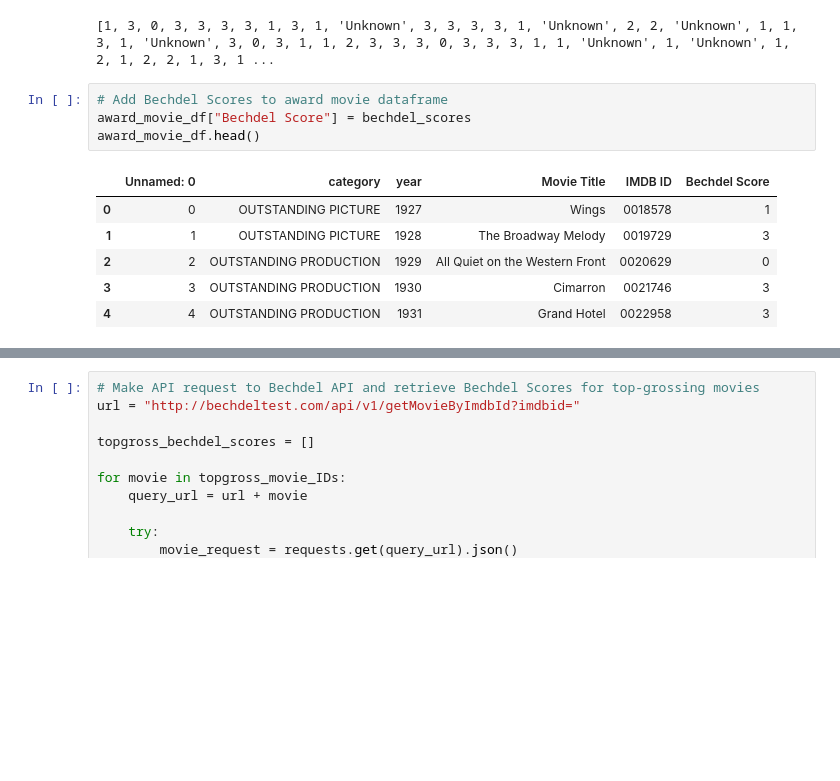
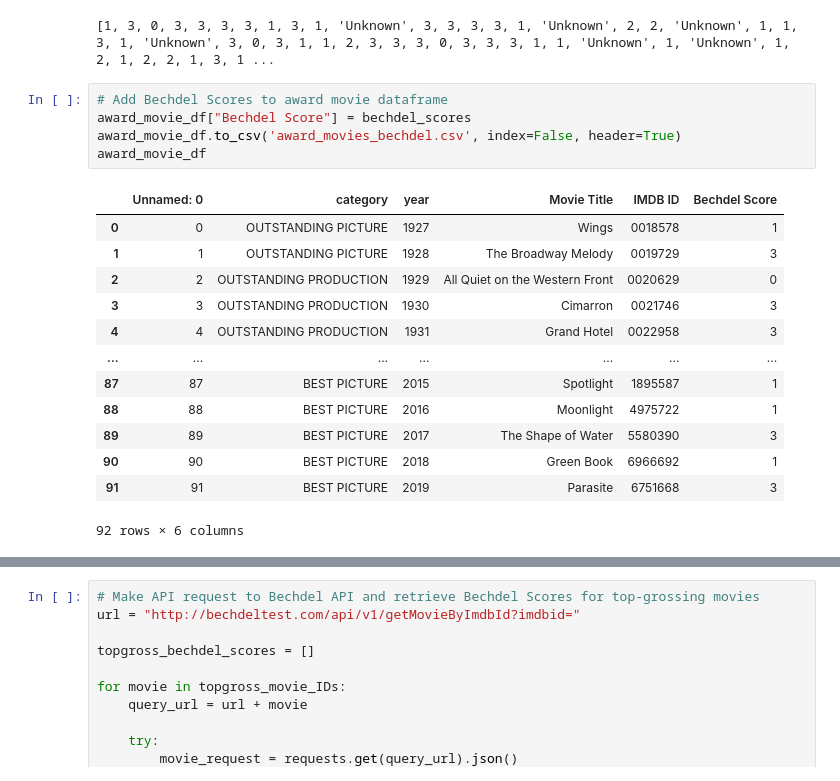
Before and after one commit to meganfoster/Group_5_Project_1, a Jupyter notebook: Bechdel Score Retrieval (Final).ipynb, the cells around one changed output, grey strips where cells are left out. Drawn from its saved outputs; the diff is of its cells as text; blank space fills up the shorter version.

```diff
--- a/Bechdel Score Retrieval (Final).ipynb
+++ b/Bechdel Score Retrieval (Final).ipynb
@@ -50,14 +50,22 @@ print(bechdel_scores)
 # %%
 # Add Bechdel Scores to award movie dataframe
 award_movie_df["Bechdel Score"] = bechdel_scores
-award_movie_df.head()
+award_movie_df.to_csv('award_movies_bechdel.csv', index=False, header=True)
+award_movie_df
 # %% [output]
 |  | Unnamed: 0 | category | year | Movie Title | IMDB ID | Bechdel Score |
 | 0 | 0 | OUTSTANDING PICTURE | 1927 | Wings | 0018578 | 1 |
 | 1 | 1 | OUTSTANDING PICTURE | 1928 | The Broadway Melody | 0019729 | 3 |
 | 2 | 2 | OUTSTANDING PRODUCTION | 1929 | All Quiet on the Western Front | 0020629 | 0 |
 | 3 | 3 | OUTSTANDING PRODUCTION | 1930 | Cimarron | 0021746 | 3 |
 | 4 | 4 | OUTSTANDING PRODUCTION | 1931 | Grand Hotel | 0022958 | 3 |
+| ... | ... | ... | ... | ... | ... | ... |
+| 87 | 87 | BEST PICTURE | 2015 | Spotlight | 1895587 | 1 |
+| 88 | 88 | BEST PICTURE | 2016 | Moonlight | 4975722 | 1 |
+| 89 | 89 | BEST PICTURE | 2017 | The Shape of Water | 5580390 | 3 |
+| 90 | 90 | BEST PICTURE | 2018 | Green Book | 6966692 | 1 |
+| 91 | 91 | BEST PICTURE | 2019 | Parasite | 6751668 | 3 |
+92 rows × 6 columns
 # %%
 # Set top_grossing movie ID variable and view dataframe
 topgross_movie_IDs = topgross_movie_df["IMDB ID"]
```
Also changed, not shown: parts of 9 cells of this notebook, 4 other files.
